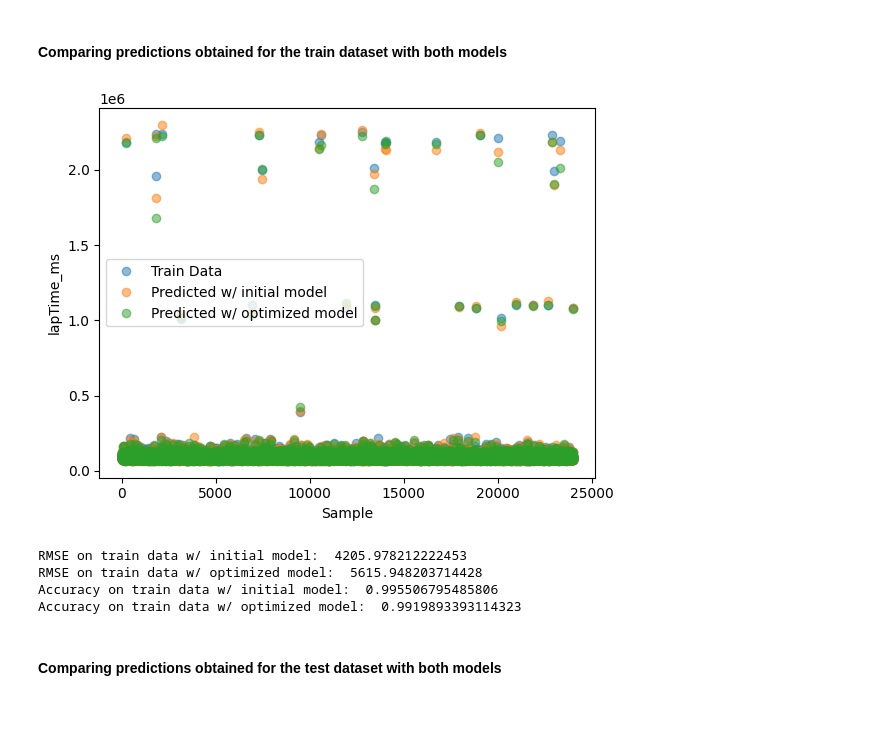
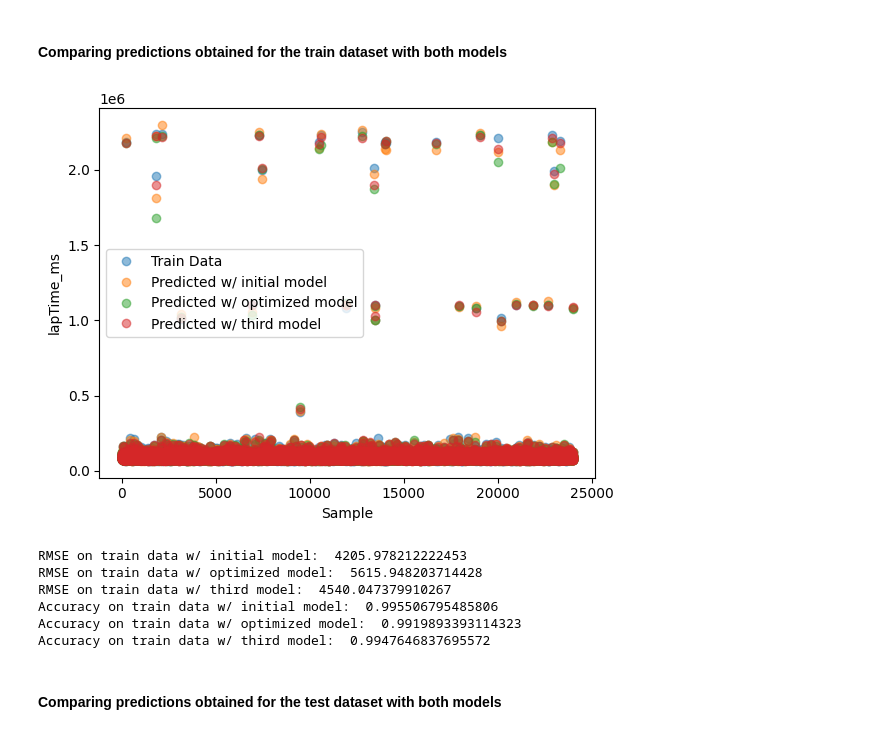
Before and after one commit to AlbertBS2/Formula1-Lap-Time-Prediction, a Jupyter notebook: main.ipynb, the cells around one changed output. Cells and saved outputs as stored; diff of their text form; code cells hidden in the pictures.

Commit message:
Feat: Create and fit a new model adding new features to the dataset

```diff
--- a/main.ipynb
+++ b/main.ipynb
@@ -125,6 +197,10 @@ init_model.load_model('models/init_model.cbm')
 # Optimized model
 opt_model = CatBoostRegressor()
 opt_model.load_model('models/opt_model.cbm')
+
+# Third model
+third_model = CatBoostRegressor()
+third_model.load_model('models/third_model.cbm')
 # %% [output]
 <catboost.core.CatBoostRegressor at 0x...>
 # %% [markdown]
@@ -133,26 +209,33 @@ opt_model.load_model('models/opt_model.cbm')
 train_pred_init = init_model.predict(X_train)
 
 train_pred_opt = opt_model.predict(X_train)
+
+train_pred_third = third_model.predict(X_train)
 # %%
 plt.plot(y_train.to_numpy(), 'o', label='Train Data', alpha=0.5)
 plt.plot(train_pred_init, 'o', label='Predicted w/ initial model', alpha=0.5)
 plt.plot(train_pred_opt, 'o', label='Predicted w/ optimized model', alpha=0.5)
+plt.plot(train_pred_third, 'o', label='Predicted w/ third model', alpha=0.5)
 plt.xlabel('Sample')
 plt.ylabel('lapTime_ms')
 plt.legend()
 plt.show()
 
 print("RMSE on train data w/ initial model: ", np.sqrt(np.mean((train_pred_init - y_train) ** 2)))
 print("RMSE on train data w/ optimized model: ", np.sqrt(np.mean((train_pred_opt - y_train) ** 2)))
+print("RMSE on train data w/ third model: ", np.sqrt(np.mean((train_pred_third - y_train) ** 2)))
 
 print("Accuracy on train data w/ initial model: ", init_model.score(X_train, y_train))
 print("Accuracy on train data w/ optimized model: ", opt_model.score(X_train, y_train))
+print("Accuracy on train data w/ third model: ", third_model.score(X_train, y_train))
 # %% [output]
-[figure, old version]
+[figure, new version]
 RMSE on train data w/ initial model:  4205.978212222453
 RMSE on train data w/ optimized model:  5615.948203714428
+RMSE on train data w/ third model:  4540.047379910267
 Accuracy on train data w/ initial model:  0.995506795485806
 Accuracy on train data w/ optimized model:  0.9919893393114323
+Accuracy on train data w/ third model:  0.9947646837695572
 # %% [markdown]
 #### Comparing predictions obtained for the test dataset with both models
 # %%
```
Also changed, not shown: parts of 12 cells of this notebook, 1 other file.
